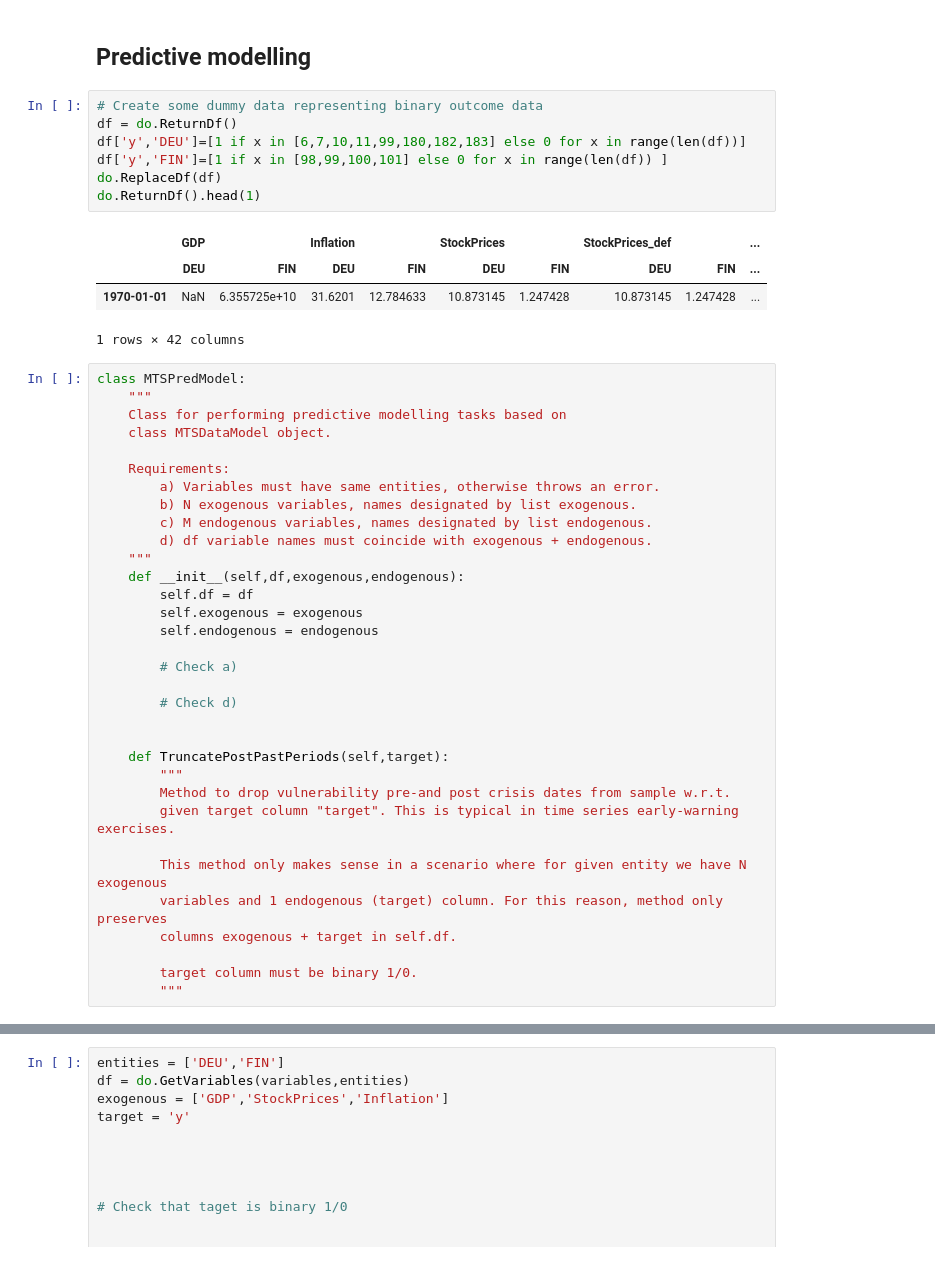
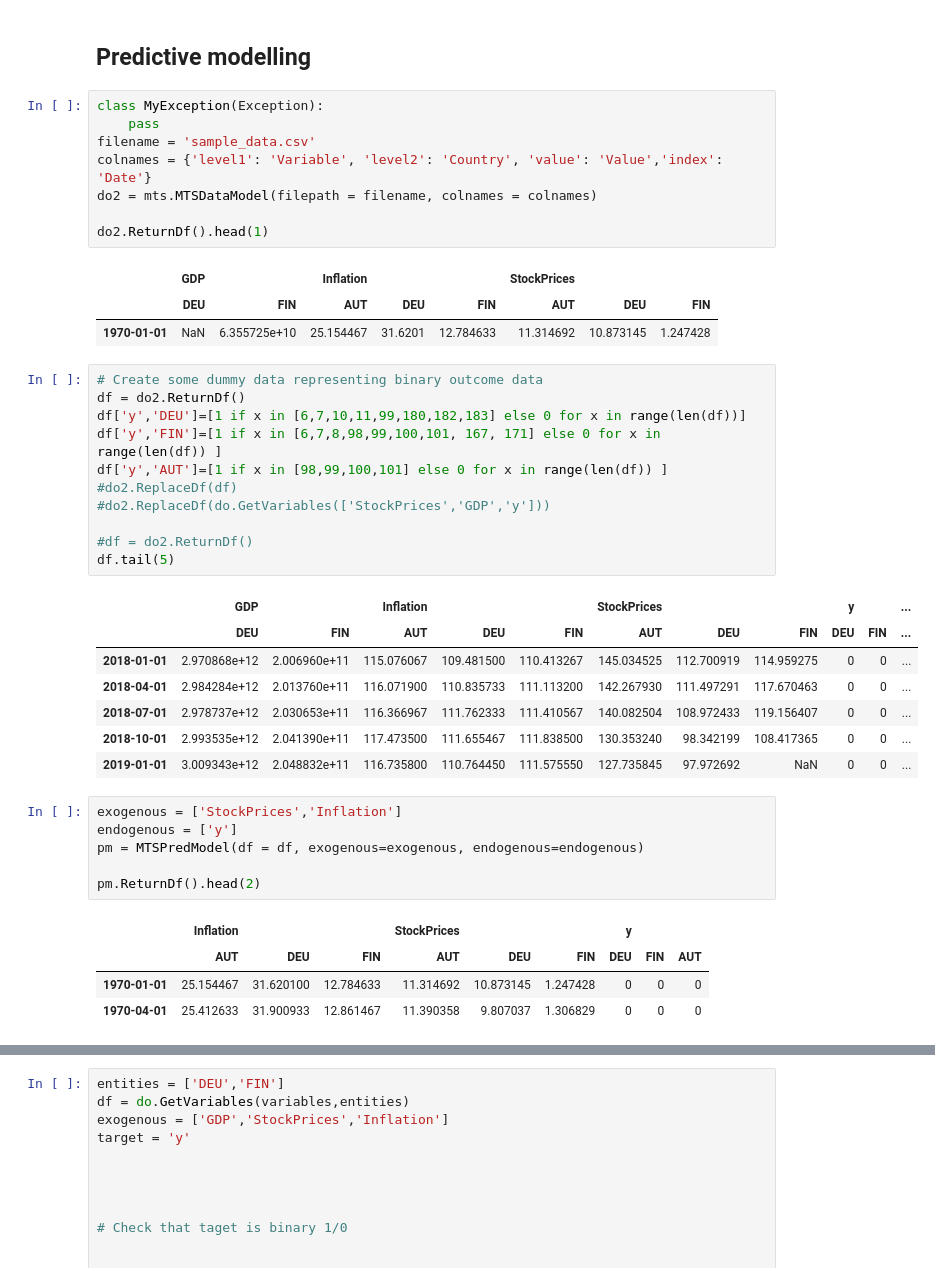
Before and after one commit to vvoutilainen/MTSDataModel, a Jupyter notebook: examples/sample_examples.ipynb, the cells around one changed output, grey strips where cells are left out. Cells and saved outputs as stored; diff of their text form.

Commit message:
examples file has init for MTSPredModel and more work towards PrepareEndogenousVariable

```diff
--- a/examples/sample_examples.ipynb
+++ b/examples/sample_examples.ipynb
@@ -174,48 +174,45 @@ do.PlotVariables(variables=['StockPrices_def_ld1','GDP_ld1','PC','StockPrices_de
 [figure]
 # %% [markdown]
 ## Predictive modelling
+# %%
+class MyException(Exception):
+    pass
+filename = 'sample_data.csv'
+colnames = {'level1': 'Variable', 'level2': 'Country', 'value': 'Value','index': 'Date'}
+do2 = mts.MTSDataModel(filepath = filename, colnames = colnames)
+
+do2.ReturnDf().head(1)
+# %% [output]
+|  | GDP |  | Inflation |  |  | StockPrices |  |  |
+|  | DEU | FIN | AUT | DEU | FIN | AUT | DEU | FIN |
+| 1970-01-01 | NaN | 6.355725e+10 | 25.154467 | 31.6201 | 12.784633 | 11.314692 | 10.873145 | 1.247428 |
 # %%
 # Create some dummy data representing binary outcome data
-df = do.ReturnDf()
+df = do2.ReturnDf()
 df['y','DEU']=[1 if x in [6,7,10,11,99,180,182,183] else 0 for x in range(len(df))]
-df['y','FIN']=[1 if x in [98,99,100,101] else 0 for x in range(len(df)) ]
-do.ReplaceDf(df)
-do.ReturnDf().head(1)
+df['y','FIN']=[1 if x in [6,7,8,98,99,100,101, 167, 171] else 0 for x in range(len(df)) ]
+df['y','AUT']=[1 if x in [98,99,100,101] else 0 for x in range(len(df)) ]
+#do2.ReplaceDf(df)
+#do2.ReplaceDf(do.GetVariables(['StockPrices','GDP','y']))
+
+#df = do2.ReturnDf()
+df.tail(5)
 # %% [output]
-|  | GDP |  | Inflation |  | StockPrices |  | StockPrices_def |  | ... |
-|  | DEU | FIN | DEU | FIN | DEU | FIN | DEU | FIN | ... |
-| 1970-01-01 | NaN | 6.355725e+10 | 31.6201 | 12.784633 | 10.873145 | 1.247428 | 10.873145 | 1.247428 | ... |
+|  | GDP |  | Inflation |  |  | StockPrices |  |  | y |  | ... |
+|  | DEU | FIN | AUT | DEU | FIN | AUT | DEU | FIN | DEU | FIN | ... |
+| 2018-01-01 | 2.970868e+12 | 2.006960e+11 | 115.076067 | 109.481500 | 110.413267 | 145.034525 | 112.700919 | 114.959275 | 0 | 0 | ... |
+| 2018-04-01 | 2.984284e+12 | 2.013760e+11 | 116.071900 | 110.835733 | 111.113200 | 142.267930 | 111.497291 | 117.670463 | 0 | 0 | ... |
+| 2018-07-01 | 2.978737e+12 | 2.030653e+11 | 116.366967 | 111.762333 | 111.410567 | 140.082504 | 108.972433 | 119.156407 | 0 | 0 | ... |
+| 2018-10-01 | 2.993535e+12 | 2.041390e+11 | 117.473500 | 111.655467 | 111.838500 | 130.353240 | 98.342199 | 108.417365 | 0 | 0 | ... |
+| 2019-01-01 | 3.009343e+12 | 2.048832e+11 | 116.735800 | 110.764450 | 111.575550 | 127.735845 | 97.972692 | NaN | 0 | 0 | ... |
-1 rows × 42 columns
-# %%
-class MTSPredModel:
-    """
-    Class for performing predictive modelling tasks based on
-    class MTSDataModel object.
-
-    Requirements:
-        a) Variables must have same entities, otherwise throws an error.
-        b) N exogenous variables, names designated by list exogenous.
-        c) M endogenous variables, names designated by list endogenous.
-        d) df variable names must coincide with exogenous + endogenous.
-    """
-    def __init__(self,df,exogenous,endogenous):
-        self.df = df
-        self.exogenous = exogenous
-        self.endogenous = endogenous
-
-        # Check a)
-
-        # Check d)
-
-
-    def TruncatePostPastPeriods(self,target):
-        """
-        Method to drop vulnerability pre-and post crisis dates from sample w.r.t.
-        given target column "target". This is typical in time series early-warning exercises.
-
-        This method only makes sense in a scenario where for given entity we have N exogenous
-        variables and 1 endogenous (target) column. For this reason, method only preserves
-        columns exogenous + target in self.df.
-
-        target column must be binary 1/0.
-        """
+# %%
+exogenous = ['StockPrices','Inflation']
+endogenous = ['y']
+pm = MTSPredModel(df = df, exogenous=exogenous, endogenous=endogenous)
+
+pm.ReturnDf().head(2)
+# %% [output]
+|  | Inflation |  |  | StockPrices |  |  | y |  |  |
+|  | AUT | DEU | FIN | AUT | DEU | FIN | DEU | FIN | AUT |
+| 1970-01-01 | 25.154467 | 31.620100 | 12.784633 | 11.314692 | 10.873145 | 1.247428 | 0 | 0 | 0 |
+| 1970-04-01 | 25.412633 | 31.900933 | 12.861467 | 11.390358 | 9.807037 | 1.306829 | 0 | 0 | 0 |
```
Also changed, not shown: parts of 4 cells of this notebook.
